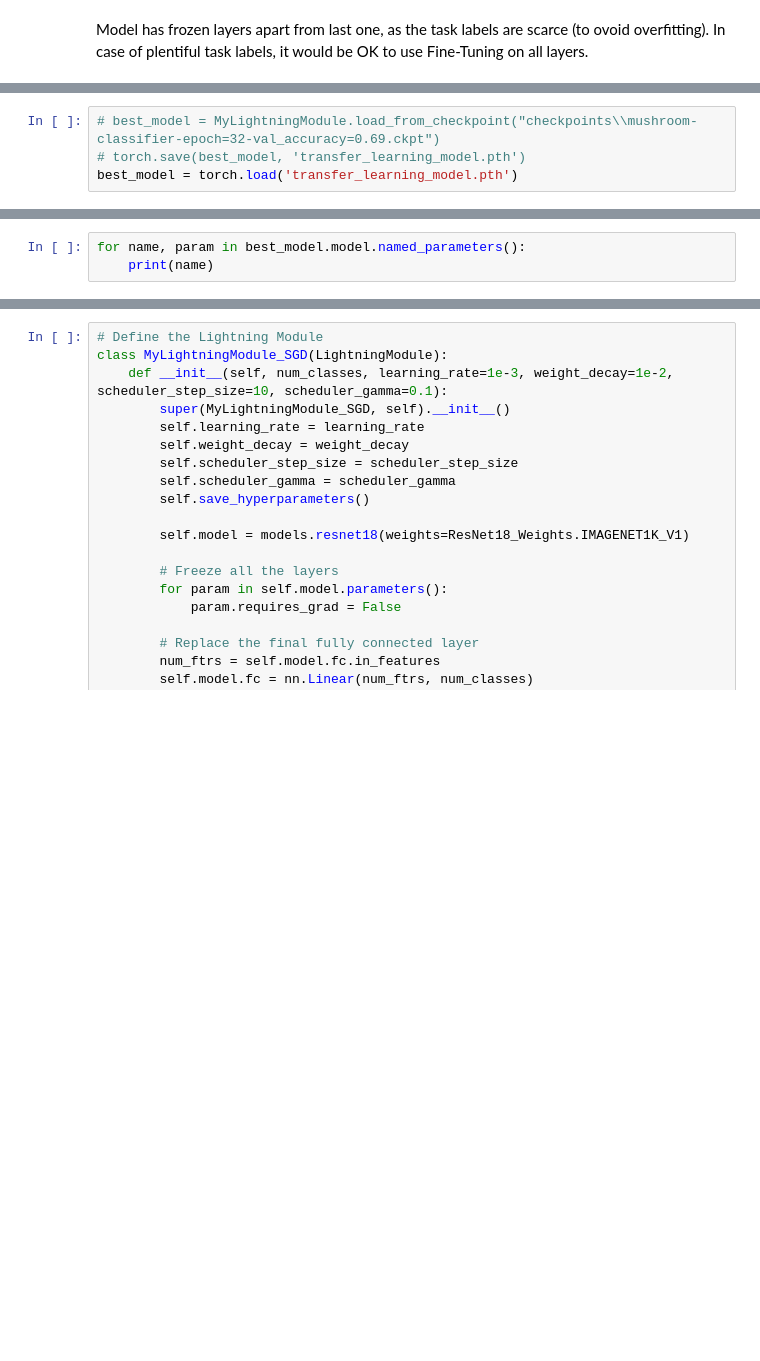
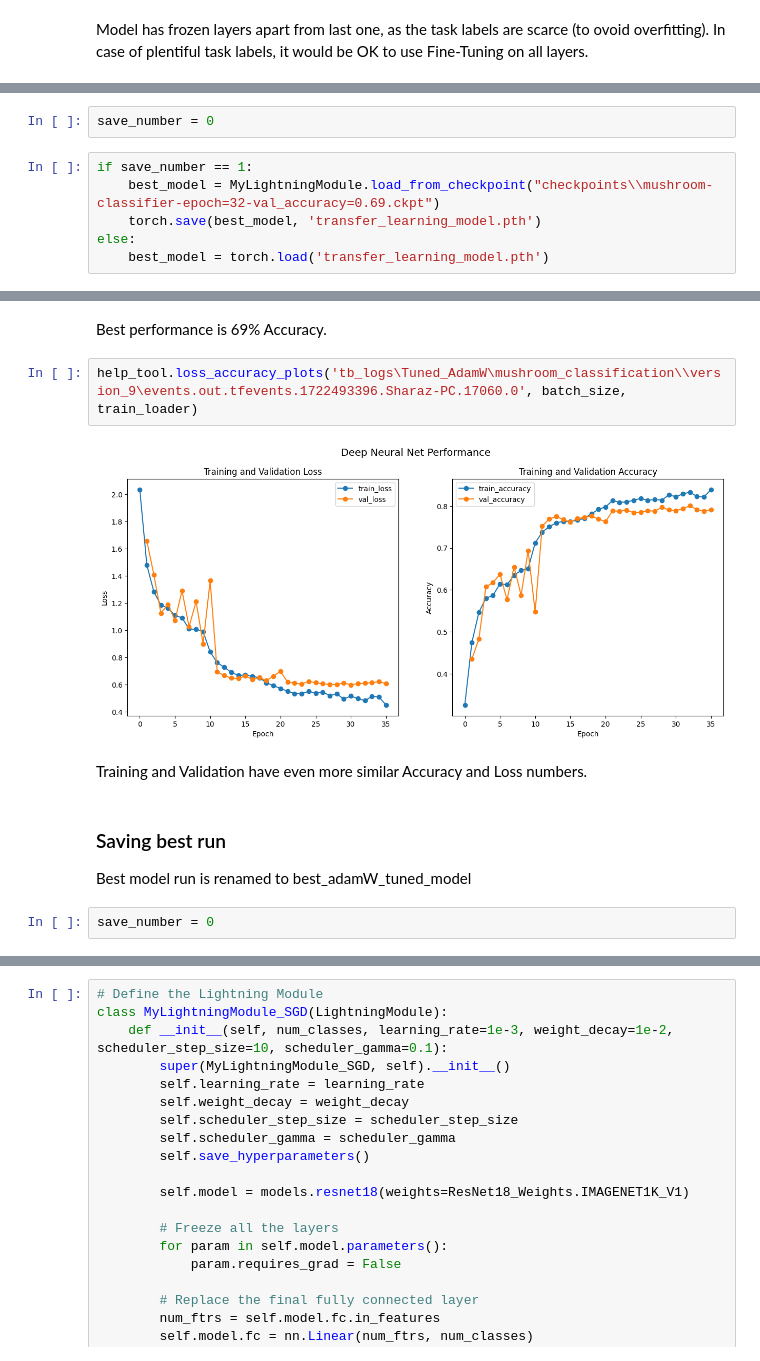
Before and after one commit to gkukse/Mushrooms_classification, a Jupyter notebook: Model.ipynb, the cells around one changed output, grey strips where cells are left out. Cells and saved outputs as stored; diff of their text form; blank space fills up the shorter version.

```diff
--- a/Model.ipynb
+++ b/Model.ipynb
@@ -348,4 +315,8 @@ Saving best run in a different place
+# %%
+save_number = 0
 # %%
-# best_model = MyLightningModule.load_from_checkpoint("checkpoints\\mushroom-classifier-epoch=32-val_accuracy=0.69.ckpt")
-# torch.save(best_model, 'transfer_learning_model.pth')
-best_model = torch.load('transfer_learning_model.pth')
+if save_number == 1:
+    best_model = MyLightningModule.load_from_checkpoint("checkpoints\\mushroom-classifier-epoch=32-val_accuracy=0.69.ckpt")
+    torch.save(best_model, 'transfer_learning_model.pth')
+else:
+    best_model = torch.load('transfer_learning_model.pth')
@@ -374,3 +322,0 @@ Estimated Total Size (MB): 106.01
-# %%
-for name, param in best_model.model.named_parameters():
-    print(name)
@@ -558,0 +497,13 @@ F1 Score: 0.6722
+# %% [markdown]
+Best performance is 69% Accuracy.
+# %%
+help_tool.loss_accuracy_plots('tb_logs\Tuned_AdamW\mushroom_classification\\version_9\events.out.tfevents.1722493396.Sharaz-PC.17060.0', batch_size, train_loader)
+# %% [output]
+[figure, added]
+# %% [markdown]
+Training and Validation have even more similar Accuracy and Loss numbers.
+# %% [markdown]
+### Saving best run
+Best model run is renamed to best_adamW_tuned_model
+# %%
+save_number = 0
```
Also changed, not shown: parts of 69 cells of this notebook, 6 other files.
